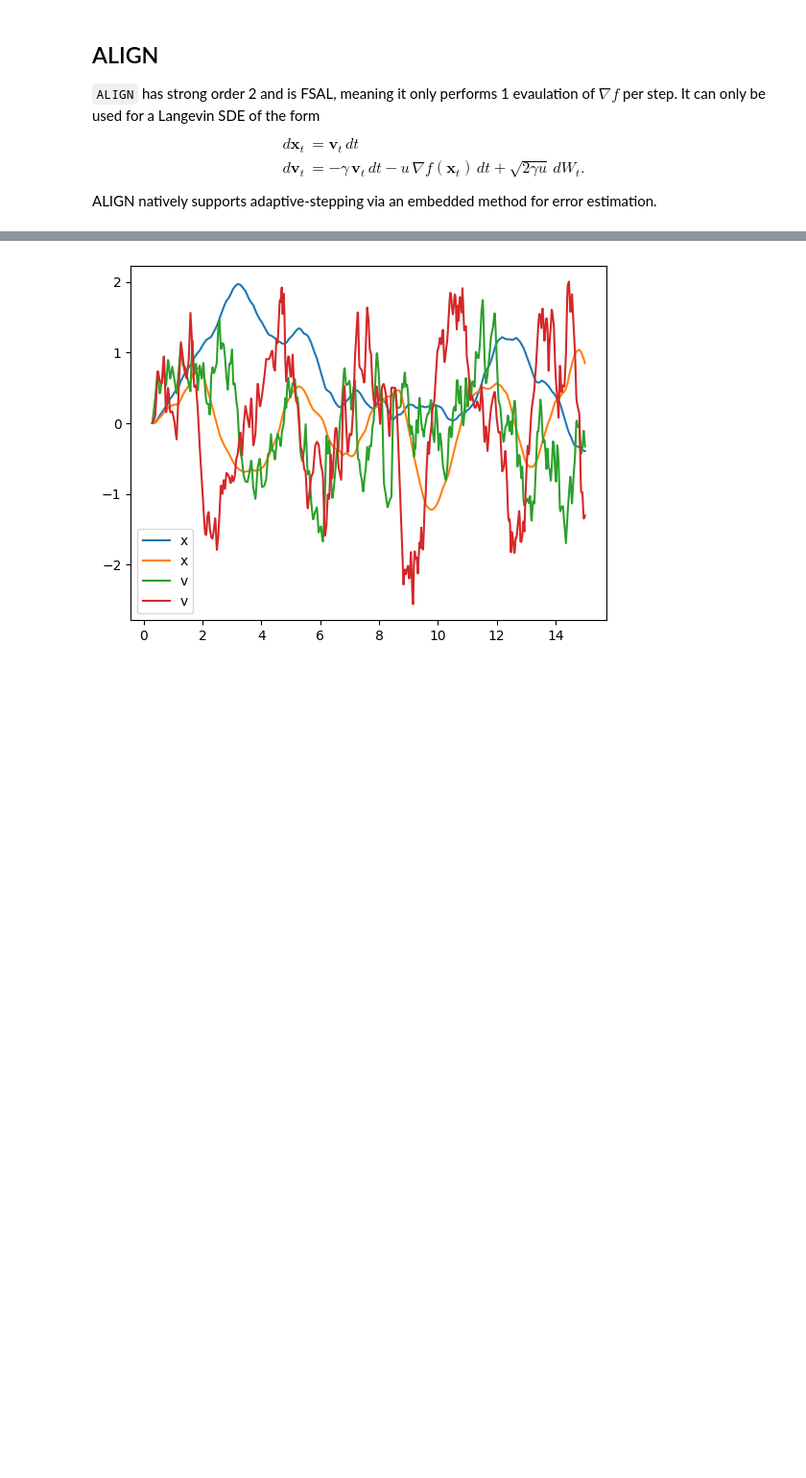
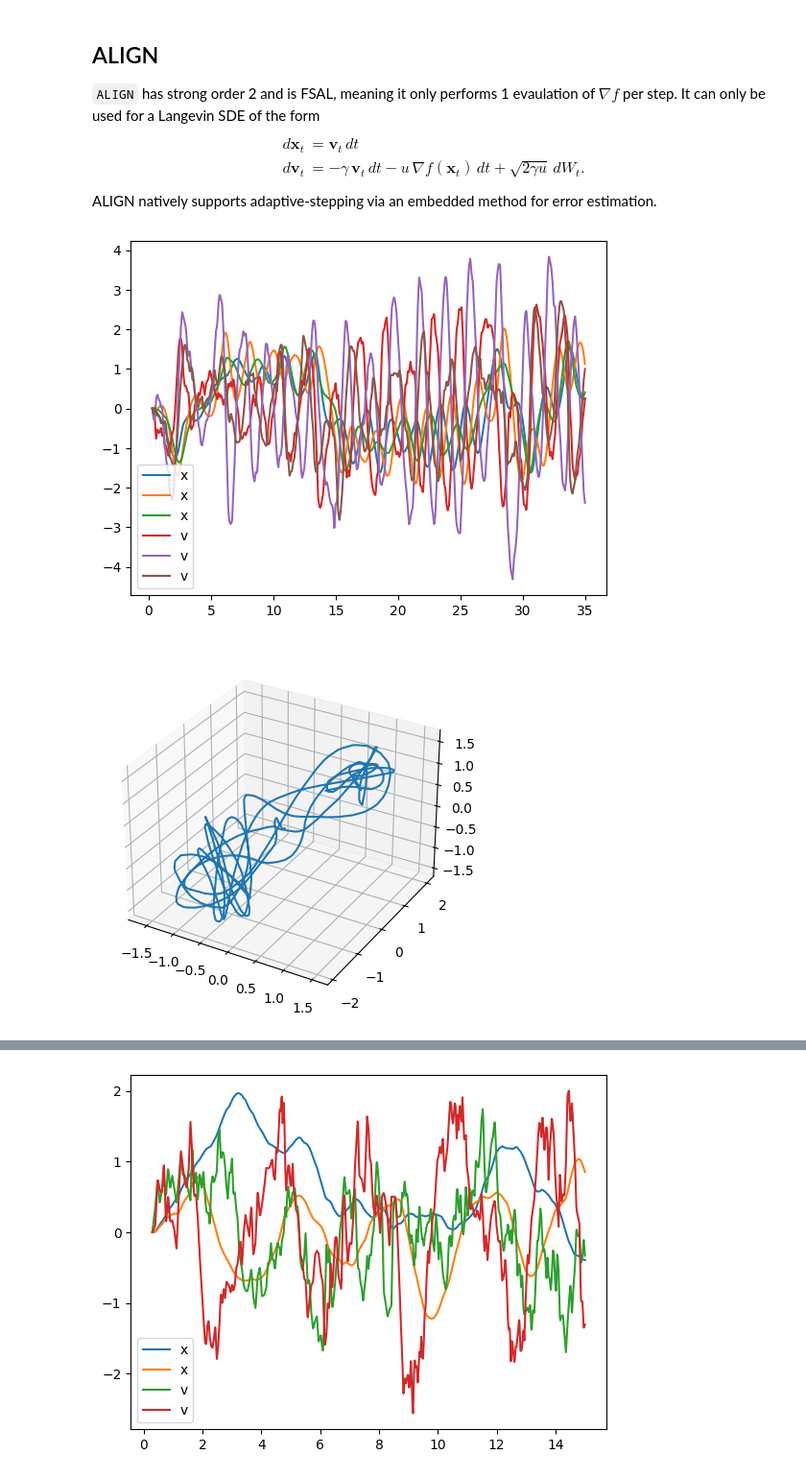
Before and after one commit to andyElking/diffrax_STLA, a Jupyter notebook: examples/langevin.ipynb, the cells around one changed output, grey strips where cells are left out. Shown at 96% size. Saved outputs shown, nothing was run; the diff lists cells and outputs as text; code cells hidden in the pictures; blank space fills up the shorter version.

```diff
--- a/examples/langevin.ipynb
+++ b/examples/langevin.ipynb
@@ -109,6 +132,22 @@ It can only be used for a Langevin SDE of the form
     d \mathbf{v}_t &= - \gamma \, \mathbf{v}_t \, dt - u \, \nabla \! f( \mathbf{x}_t ) \, dt + \sqrt{2 \gamma u} \, d W_t.
 \end{align*}
 ALIGN natively supports adaptive-stepping via an embedded method for error estimation.
+# %%
+solALIGN_knot = diffeqsolve(
+    terms_knot,
+    ALIGN(0.1),
+    t0,
+    t_long,
+    dt0=dt0,
+    y0=knot.y0,
+    args=knot.args,
+    saveat=saveat_long,
+)
+plot_sol(solALIGN_knot)
+plot_sol3D(solALIGN_knot)
+# %% [output]
+[figure, added]
+[figure, added]
 # %%
 solALIGN = diffeqsolve(
     terms_hosc, ALIGN(0.1), t0, t1, dt0=dt0, y0=hosc.y0, args=hosc.args, saveat=saveat
```
Also changed, not shown: parts of 6 cells of this notebook, 7 other files.
